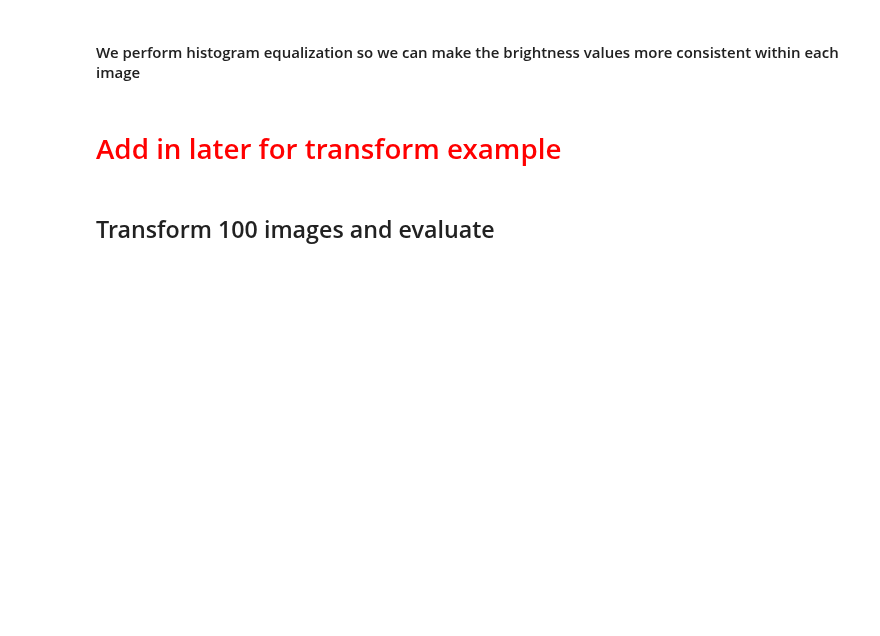
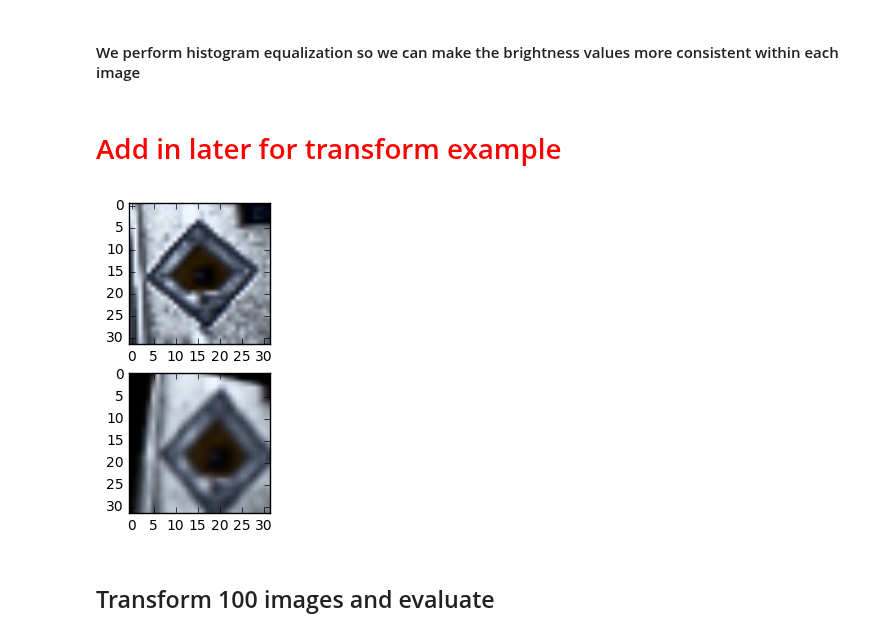
Before and after one commit to Self-Driving-Cars-LosAngeles/TrafficSignClassification, a Jupyter notebook: Traffic_Sign_Classifier_SDCLA.ipynb, the cells around one changed output. Cells and saved outputs as stored; diff of their text form; code cells hidden in the pictures; blank space fills up the shorter version.

```diff
--- a/Traffic_Sign_Classifier_SDCLA.ipynb
+++ b/Traffic_Sign_Classifier_SDCLA.ipynb
@@ -294,13 +296,15 @@ Because at this point we have already performed max-min normalization, our value
 # %% [markdown]
 # <font color='red'>Add in later for transform example</font>
 # %%
-# plt.imshow(image2TestRGB)
-# transformed = transform_image(image2TestRGB,20, 10, 5)
-# plt.subplot(211)
-# plt.imshow(image2TestRGB)
-# plt.subplot(212)
-# plt.imshow(transformed)
-# plt.show()
+plt.imshow(image2TestRGB)
+transformed = transform_image(image2TestRGB,20, 10, 5)
+plt.subplot(211)
+plt.imshow(image2TestRGB)
+plt.subplot(212)
+plt.imshow(transformed)
+plt.show()
+# %% [output]
+[figure, added]
 # %% [markdown]
 ## Transform 100 images and evaluate
 # %% [markdown]
```
Also changed, not shown: parts of 11 cells of this notebook.
